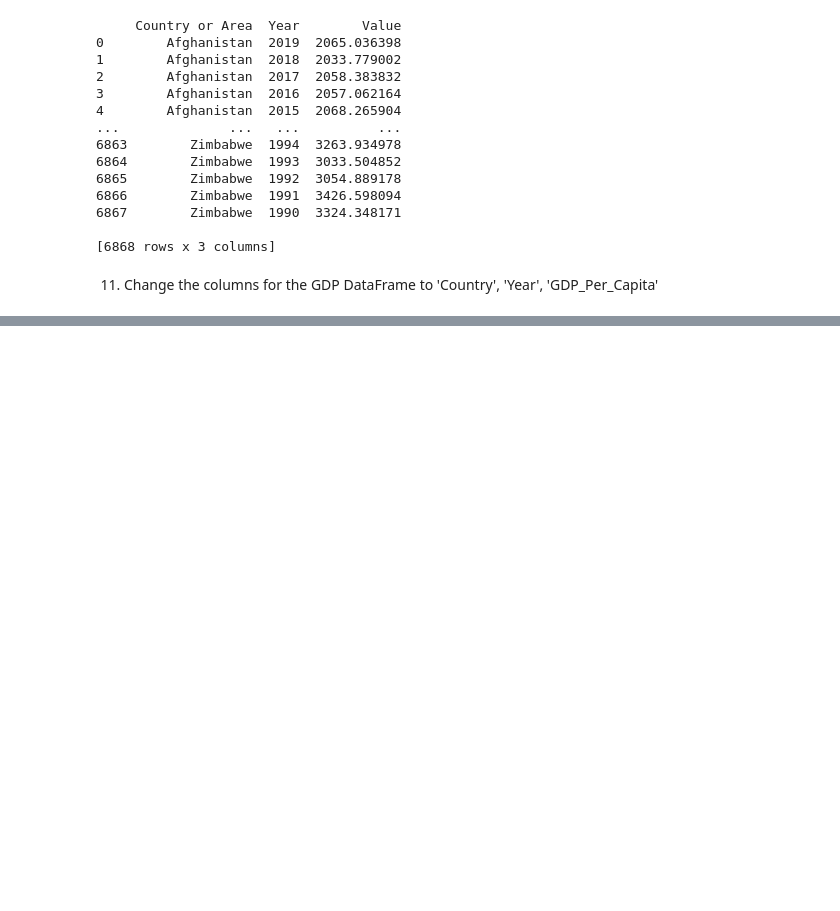
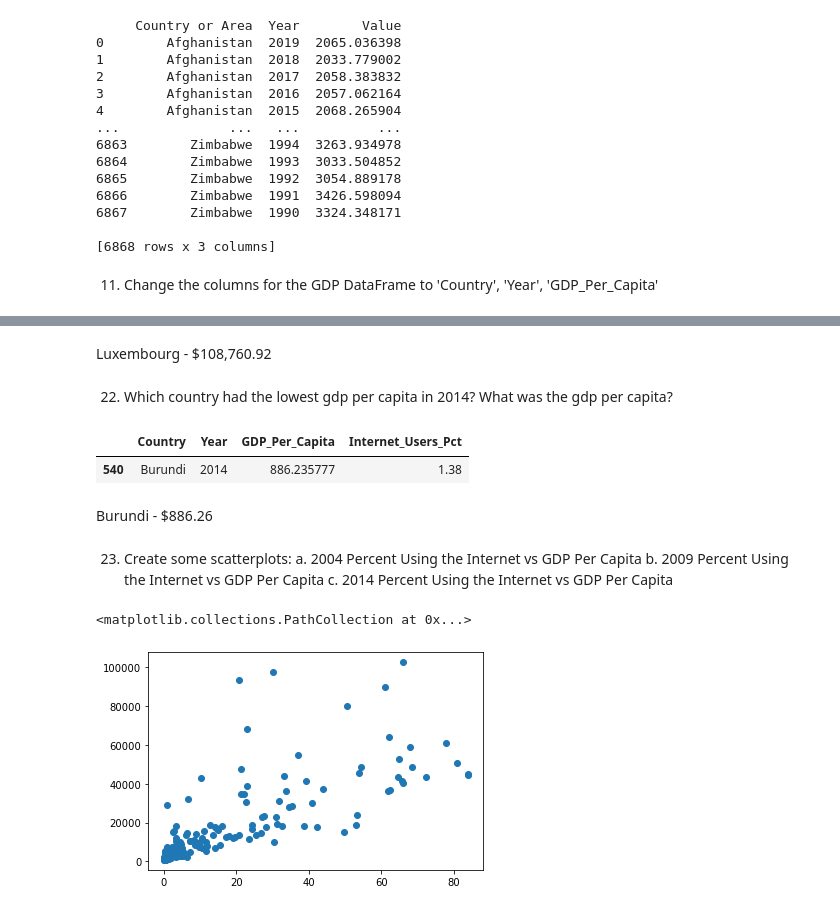
Before and after one commit to NSS-Data-Analytics-Cohort-7/gdp-and-internet-usage-Tara-Nicole-Data, a Jupyter notebook: Notebook/SUCCESS.ipynb, the cells around one changed output, grey strips where cells are left out. Drawn from its saved outputs; the diff is of its cells as text; code cells hidden in the pictures; blank space fills up the shorter version.

Commit message:
Customizing Scatterplots for 23

```diff
--- a/Notebook/SUCCESS.ipynb
+++ b/Notebook/SUCCESS.ipynb
@@ -141,0 +163,2 @@ print(gdp_df)
+# %%
+internet_df = internet_df.rename(columns={'Country or Area':'Country', 'Value':'Internet_Users_Pct'})
@@ -141,0 +184,2 @@ print(gdp_df)
+# %%
+gdp_and_internet_use = gdp_df.merge(internet_df)
@@ -141,0 +227,2 @@ print(gdp_df)
+# %%
+gdp_and_internet_use = gdp_and_internet_use[gdp_and_internet_use["Year"].isin([2004, 2009, 2014])]
@@ -141,0 +248,2 @@ print(gdp_df)
+# %%
+gdp_and_internet_use_2004 = gdp_and_internet_use[gdp_and_internet_use.Year.isin([2004])]
@@ -141,0 +360,21 @@ print(gdp_df)
+# %% [markdown]
+Luxembourg - $108,760.92
+# %% [markdown]
+22. Which country had the lowest gdp per capita in 2014? What was the gdp per capita?
+# %%
+gdp_and_internet_use_2014[gdp_and_internet_use_2014.GDP_Per_Capita == gdp_and_internet_use_2014.GDP_Per_Capita.min()]
+# %% [output]
+|  | Country | Year | GDP_Per_Capita | Internet_Users_Pct |
+| 540 | Burundi | 2014 | 886.235777 | 1.38 |
+# %% [markdown]
+Burundi - $886.26
+# %% [markdown]
+23. Create some scatterplots:
+    a. 2004 Percent Using the Internet vs GDP Per Capita
+    b. 2009 Percent Using the Internet vs GDP Per Capita
+    c. 2014 Percent Using the Internet vs GDP Per Capita
+# %%
+plt.scatter(gdp_and_internet_use_2004.Internet_Users_Pct, gdp_and_internet_use_2004.GDP_Per_Capita)
+# %% [output]
+<matplotlib.collections.PathCollection at 0x...>
+[figure, added]
```
Also changed, not shown: parts of 37 cells of this notebook.
